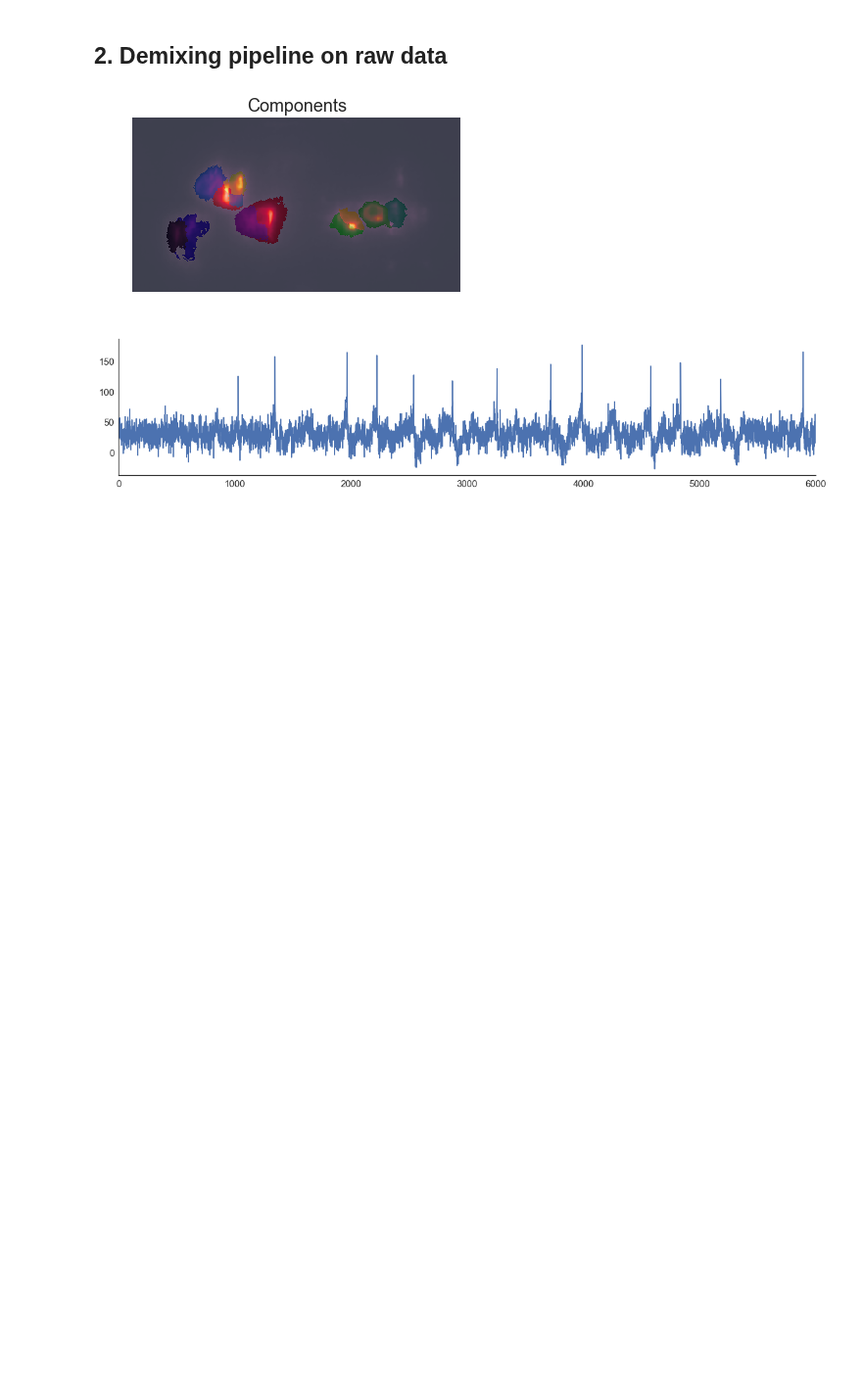
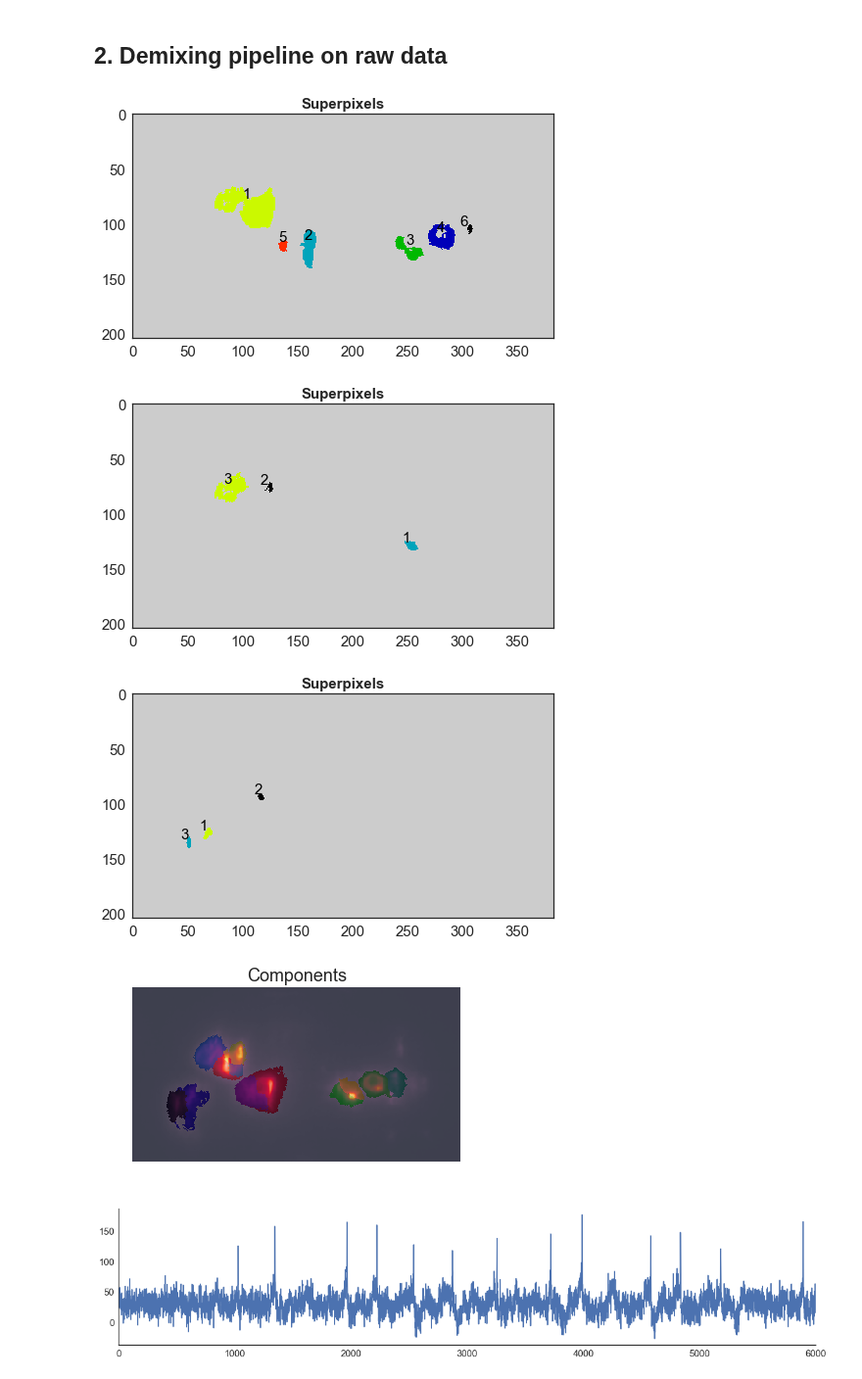
Before and after one commit to zqwei/fish_processing, a Jupyter notebook: notebooks/demixROIs_Superpixels.ipynb, the cells around one changed output. Shown at 98% size. Saved outputs shown, nothing was run; the diff lists cells and outputs as text; code cells hidden in the pictures; blank space fills up the shorter version.

```diff
--- a/notebooks/demixROIs_Superpixels.ipynb
+++ b/notebooks/demixROIs_Superpixels.ipynb
@@ -41,27 +46,30 @@ mov = Y_svd * Y_amp
 with open('tmpData/Y_demix_rlt.pkl', 'rb') as f:
     rlt_ = pickle.load(f)
 # %%
-# pass_num = 3
-# for n_pass in range(pass_num):
-#     sup.pure_superpixel_single_plot(rlt_["superpixel_rlt"][n_pass]["connect_mat_1"],
-#                                     rlt_["superpixel_rlt"][n_pass]["unique_pix"],
-#                                     rlt_["superpixel_rlt"][n_pass]["brightness_rank_sup"],
-#                                     text=True,
-#                                     pure=False);
-#     plt.show()
+pass_num = 3
+for n_pass in range(pass_num):
+    sup.pure_superpixel_single_plot(rlt_["superpixel_rlt"][n_pass]["connect_mat_1"],
+                                    rlt_["superpixel_rlt"][n_pass]["unique_pix"],
+                                    rlt_["superpixel_rlt"][n_pass]["brightness_rank_sup"],
+                                    text=True,
+                                    pure=False);
+    plt.show()
 A = rlt_['fin_rlt']['a']
 A_ = A[:, (A>0).sum(axis=0)>0] # min pixel = 40
 A_comp = np.zeros(A_.shape[0])
 A_comp[A_.sum(axis=-1)>0] = np.argmax(A_[A_.sum(axis=-1)>0, :], axis=-1) + 1
 d1, d2, _ = mov.shape
 # plt.figure(figsize=(15,5))
 plt.imshow(ave_trend[:, :, 0])
 plt.imshow(A_comp.reshape(d2, d1).T, cmap=plt.cm.nipy_spectral_r, alpha=0.3)
 plt.title('Components')
 plt.axis('off')
 plt.show()
 # %% [output]
-[figure, old version]
+[figure, new version]
+[figure, added]
+[figure, added]
+[figure, added]
 # %%
 C_, b_, res_ = recompute_nmf(rlt_=rlt_, mov=-mov)
 # %%
```
Also changed, not shown: parts of 1 cell of this notebook, 7 other files.
